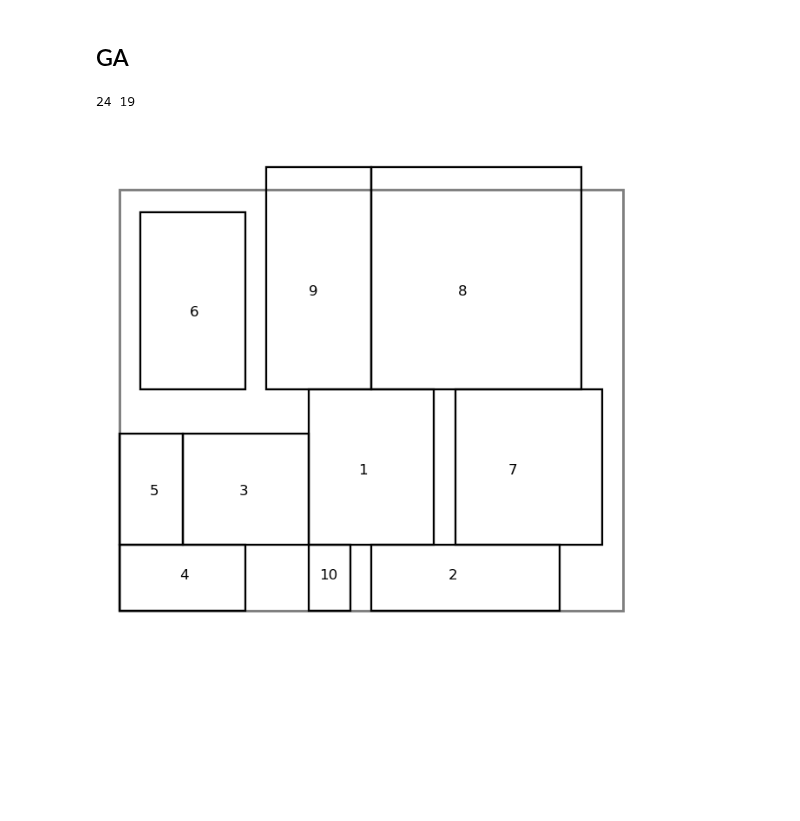
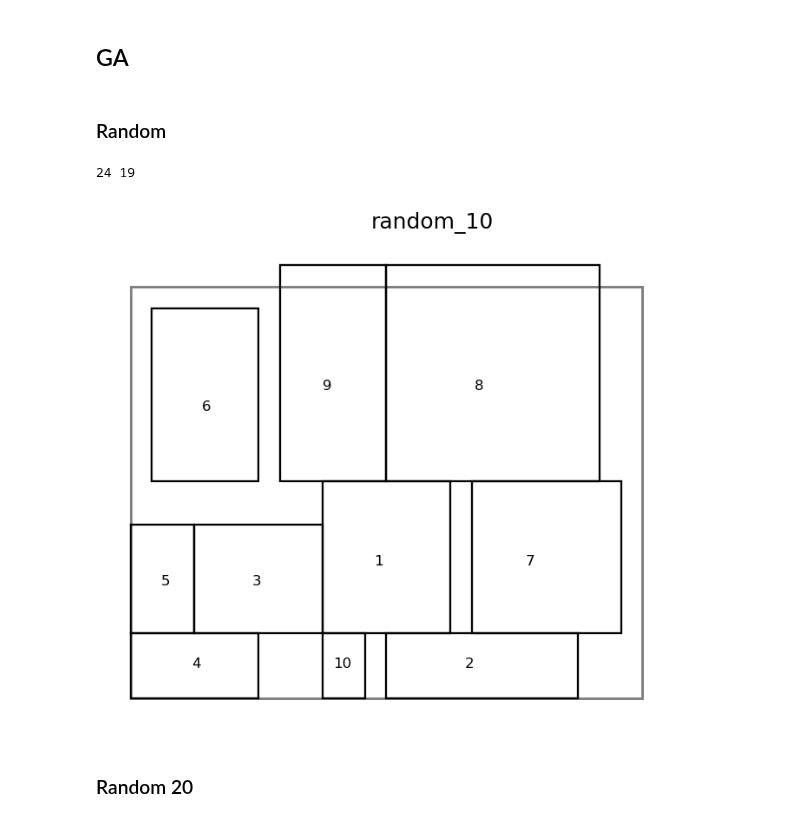
Before and after one commit to TaIos/master-thesis, a Jupyter notebook: src/notebooks/best_solution_visualizer.ipynb, the cells around one changed output. Drawn from its saved outputs; the diff is of its cells as text; code cells hidden in the pictures; blank space fills up the shorter version.

Commit message:
writing: add clustering visualizations

```diff
--- a/src/notebooks/best_solution_visualizer.ipynb
+++ b/src/notebooks/best_solution_visualizer.ipynb
@@ -266,20 +285,21 @@ def hideSpinesAndTicks(ax):
     ax.spines.bottom.set_visible(False)
     ax.spines.top.set_visible(False)
 
-def toMatplotlibRec(rec, **kwargs):
+def toMatplotlibRec(rec, fill=False, **kwargs):
     return matplotlib.patches.Rectangle(
         (rec.x, rec.y),
         width=rec.width,
         height=rec.height,
-        fill=False,
+        fill=fill,
         **kwargs)
 
 def drawRectangle(
     rec: Rectangle,
     ax,
+    fill=False,
     show_center=False, show_ident=False,
     **kwargs):
-    ax.add_patch(toMatplotlibRec(rec, **kwargs))
+    ax.add_patch(toMatplotlibRec(rec=rec, fill=fill, **kwargs))
     cx, cy = rec.x+rec.width/2, rec.y+(rec.height/2)
 
     if show_center:
@@ -288,38 +308,58 @@ def drawRectangle(
         k = 1.13 if show_center else 1
         ax.text(rec.centerX*k*0.95, rec.centerY*k*0.95, rec.ident, fontsize=8)
 
+def generateClusterColors(cluster):
+    colors = ['red', 'yellow', 'blue', 'green']
+    cnt, size = cluster
+    return flatten([[colors[i]]*size for i in range(cnt)])
+
 def drawRectangles(
     ax,
     recs: List[Rectangle],
     grid: Rectangle,
+    dim=None,
+    cluster=None,
     show_ident=True, title=None, show_center=False):
 
     xmax, ymax = max(grid.width, max([r.x+r.width for r in recs])), max([r.y+r.height for r in recs])
     xmin, ymin = grid.width - xmax, grid.height - ymax
     xmin, xmax = -0.5, 30
     ymin, ymax = -0.5, 20
+    if dim is not None:
+        xmin, xmax, ymin, ymax = dim
 
     s = 1.01
     ax.axis(xmin=xmin*s, xmax=xmax*s, ymin=ymin*s, ymax=ymax*s*1.05)
     print(grid.width, grid.height)
 
+
     drawRectangle(grid, ax, edgecolor='black', linewidth=1.4, alpha=0.5)
-    for rec in recs:
-        drawRectangle(rec, ax, edgecolor='black', show_center=show_center, linewidth=1.1,
+    if cluster is None:
+        for rec in recs :
+            drawRectangle(rec, ax, show_center=show_center, linewidth=1.1, edgecolor='black',
                       show_ident=show_ident)
+    else:
+        for rec,color in zip(sorted(recs, key=lambda x: int(x.ident)), generateClusterColors(cluster)):
+            drawRectangle(rec, ax, show_center=False, linewidth=1.1, edgecolor='black',
+                      show_ident=False)
+            drawRectangle(rec, ax, fill=True, show_center=show_center, linewidth=1.1,
+                          show_ident=show_ident, color=color, alpha=0.5)
 
     if title:
         ax.set_title(f'{title}', fontsize=8)
     hideSpinesAndTicks(ax)
 
-def drawComputationResult(res, name=None):
+def drawComputationResult(res, name=None, dim=None, cluster=None, title=None):
     fig, ax = plt.subplots(dpi=150)
     drawRectangles(
             ax=ax,
             recs=res.gaResult.bestIndividual.paintingPlacement,
             show_center=False,
             grid=res.instanceParameters.layout.boundingRectangle,
-            title=None)
+            title=None,
+            dim=dim,
+            cluster=cluster)
+    plt.title(title)
     if name:
         plt.savefig(f'figures/visualization_{name}.pdf', transparent=True, dpi=150);
     plt.show()
@@ -338,12 +383,17 @@ drawComputationResult(random10_brute[0], 'random10_brute')
 # %% [markdown]
 ## GA
+# %% [markdown]
+### Random
 # %%
-results = loadComputationResultsFromDirectoryRec('/home/slarty/Documents/master-thesis/src/notebooks/out/overlapping_penalization_constant_2023_04_12_01:26:44', sort=True)
+# results = loadComputationResultsFromDirectoryRec('/home/slarty/Documents/master-thesis/src/notebooks/out/overlapping_penalization_constant_2023_04_12_01:26:44', sort=True)
+resRandom = loadComputationResultsFromDirectoryRec('/home/slarty/Documents/master-thesis/src/notebooks/out/random', sort=True)
 # %%
 random10_ga = [x  for x in results if x.name == 'random_10']
 packing10_ga = [x  for x in results if x.name == 'packing_10']
-drawComputationResult(random10_ga[0], 'random10_ga')
+drawComputationResult(random10_ga[0], 'random10_ga', title='random_10', dim=(-1, 29, -1, 20))
 # drawComputationResult(packing10_ga[0], 'packing10_ga')
 # %% [output]
 24 19
-[figure, old version]
+[figure, new version]
+# %% [markdown]
+### Random 20
```
Also changed, not shown: parts of 14 cells of this notebook, 9 other files.
